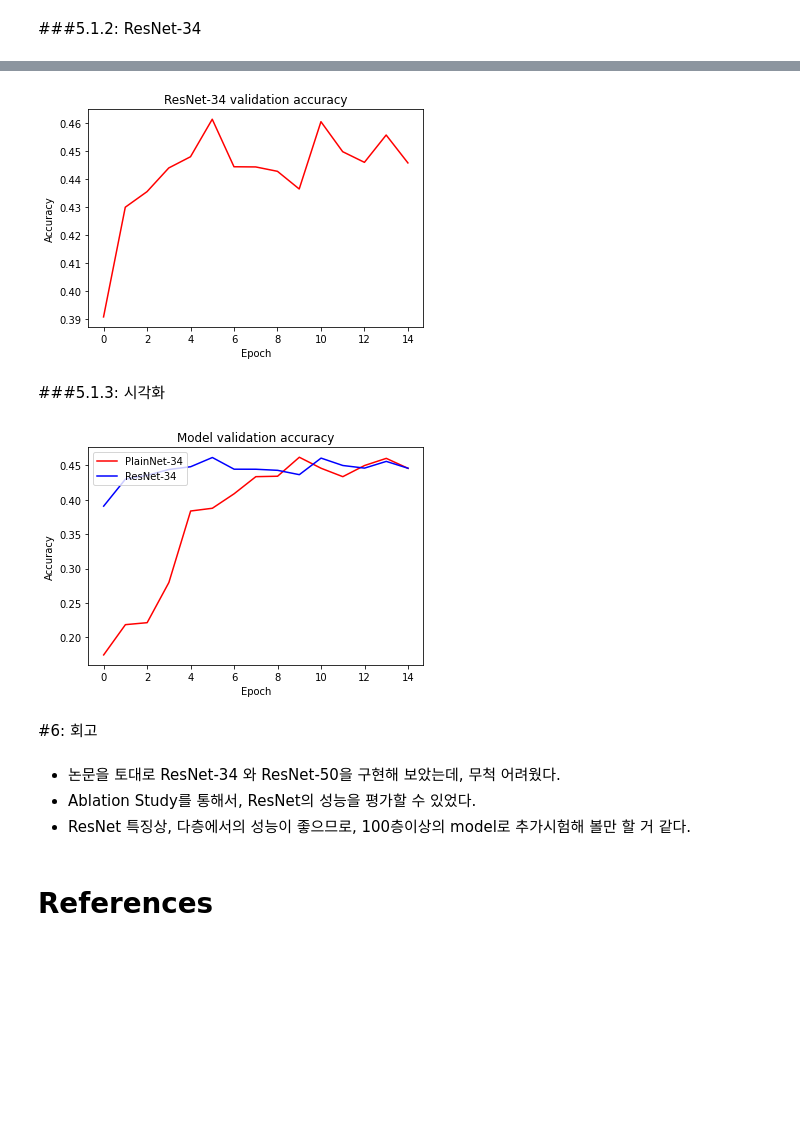
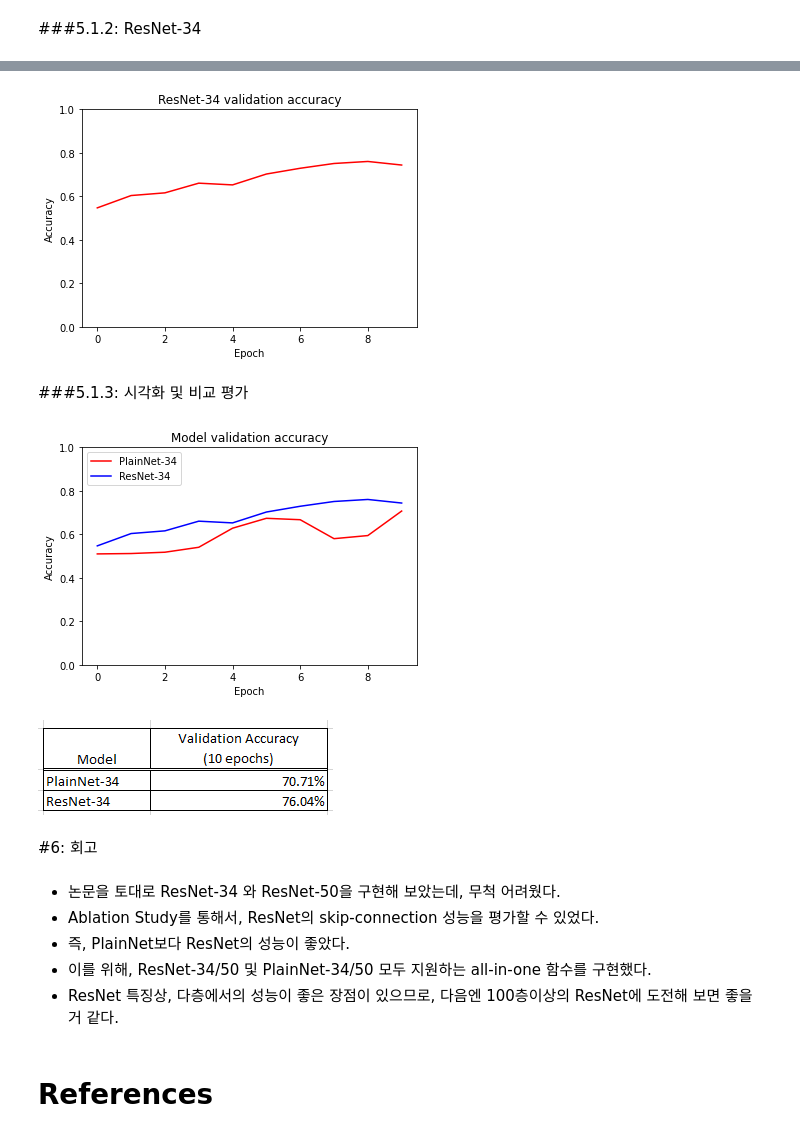
Before and after one commit to twelvesense/first-repository, a Jupyter notebook: GoCvNode01.ipynb, the cells around one changed output, grey strips where cells are left out. Saved outputs shown, nothing was run; the diff lists cells and outputs as text; code cells hidden in the pictures; blank space fills up the shorter version.

```diff
--- a/GoCvNode01.ipynb
+++ b/GoCvNode01.ipynb
@@ -102,6 +89,6 @@ BATCH_SIZE = 256
 # %%
-ds224_train2 = apply_normalize_on_dataset224(ds224_train, batch_size=BATCH_SIZE)
-ds224_test2 = apply_normalize_on_dataset224(ds224_test, batch_size=BATCH_SIZE)
+ds224_train = apply_normalize_on_dataset224(ds224_train, batch_size=BATCH_SIZE)
+ds224_test = apply_normalize_on_dataset224(ds224_test, batch_size=BATCH_SIZE)
 # %% [markdown]
 #2: ResNet 기본 블록 구성하기
 # %% [markdown]
@@ -352,8 +339,8 @@ _________________________________________________________________
 # %% [markdown]
 #5: Ablation Study
 # %%
-BATCH_SIZE = 256
-EPOCH = 15
+BATCH_SIZE = 32
+EPOCH = 10
 # %%
 tf.config.run_functions_eagerly(True)
 # %% [markdown]
@@ -368,11 +355,11 @@ plain_34.compile(
 )
 # %%
 history_plain_34 = plain_34.fit(
-    ds224_train2,
+    ds224_train,
     steps_per_epoch=int(ds224_info.splits['train[:80%]'].num_examples/BATCH_SIZE),
     validation_steps=int(ds224_info.splits['train[80%:]'].num_examples/BATCH_SIZE),
     epochs=EPOCH,
-    validation_data=ds224_test2,
+    validation_data=ds224_test,
     verbose=1,
     use_multiprocessing=True,
 )
@@ -394,11 +403,11 @@ resnet_34.compile(
 )
 # %%
 history_resnet_34 = resnet_34.fit(
-    ds32_train2,
-    steps_per_epoch=int(ds32_info.splits['train[:90%]'].num_examples/BATCH_SIZE),
-    validation_steps=int(ds32_info.splits['train[90%:]'].num_examples/BATCH_SIZE),
+    ds224_train,
+    steps_per_epoch=int(ds224_info.splits['train[:80%]'].num_examples/BATCH_SIZE),
+    validation_steps=int(ds224_info.splits['train[80%:]'].num_examples/BATCH_SIZE),
     epochs=EPOCH,
-    validation_data=ds32_test2,
+    validation_data=ds224_test,
     verbose=1,
     use_multiprocessing=True,
 )
@@ -424,28 +436,34 @@ Epoch 15/15
 plt.plot(history_resnet_34.history['val_accuracy'], 'r')
 plt.title('ResNet-34 validation accuracy')
 plt.ylabel('Accuracy')
+plt.ylim(0, 1)
 plt.xlabel('Epoch')
 plt.show()
 # %% [output]
-[figure, old version]
+[figure, new version]
 # %% [markdown]
-###5.1.3: 시각화
+###5.1.3: 시각화 및 비교 평가
 # %%
 plt.plot(history_plain_34.history['val_accuracy'], 'r')
 plt.plot(history_resnet_34.history['val_accuracy'], 'b')
 plt.title('Model validation accuracy')
 plt.ylabel('Accuracy')
+plt.ylim(0, 1)
 plt.xlabel('Epoch')
 plt.legend(['PlainNet-34', 'ResNet-34'], loc='upper left')
 plt.show()
 # %% [output]
-[figure, old version]
+[figure, new version]
+# %% [markdown]
+![image.png](embedded-picture-1)
 # %% [markdown]
 #6: 회고
 # %% [markdown]
 * 논문을 토대로 ResNet-34 와 ResNet-50을 구현해 보았는데, 무척 어려웠다.
-* Ablation Study를 통해서, ResNet의 성능을 평가할 수 있었다.
-* ResNet 특징상, 다층에서의 성능이 좋으므로, 100층이상의 model로 추가시험해 볼만 할 거 같다.
+* Ablation Study를 통해서, ResNet의 skip-connection 성능을 평가할 수 있었다.
+* 즉, PlainNet보다 ResNet의 성능이 좋았다.
+* 이를 위해, ResNet-34/50 및 PlainNet-34/50 모두 지원하는 all-in-one 함수를 구현했다.
+* ResNet 특징상, 다층에서의 성능이 좋은 장점이 있으므로, 다음엔 100층이상의 ResNet에 도전해 보면 좋을 거 같다.
 # %% [markdown]
 # References
 # %% [markdown]
```
Also changed, not shown: parts of 8 cells of this notebook.
